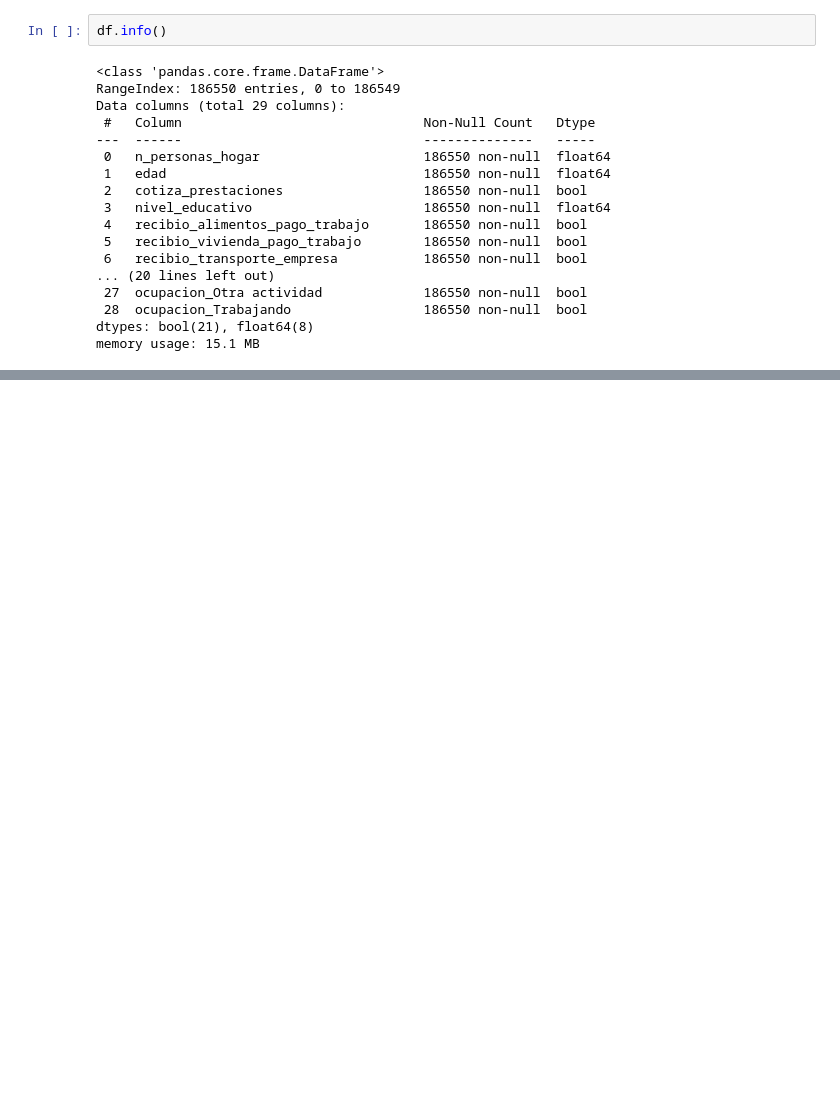
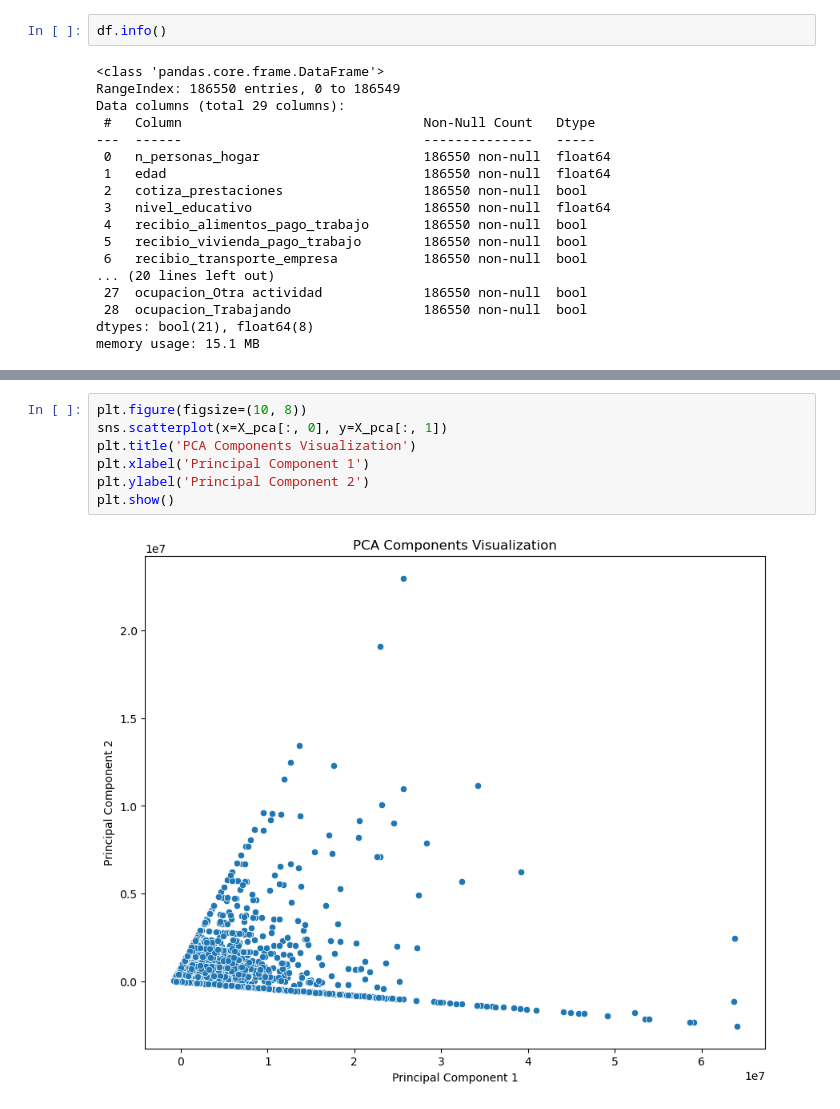
Before and after one commit to camilaleniss/miad-g8-project, a Jupyter notebook: notebooks/Modelos.ipynb, the cells around one changed output, grey strips where cells are left out. Drawn from its saved outputs; the diff is of its cells as text; blank space fills up the shorter version.

```diff
--- a/notebooks/Modelos.ipynb
+++ b/notebooks/Modelos.ipynb
@@ -142,0 +201,9 @@ memory usage: 15.1 MB
+# %%
+plt.figure(figsize=(10, 8))
+sns.scatterplot(x=X_pca[:, 0], y=X_pca[:, 1])
+plt.title('PCA Components Visualization')
+plt.xlabel('Principal Component 1')
+plt.ylabel('Principal Component 2')
+plt.show()
+# %% [output]
+[figure, added]
```
Also changed, not shown: parts of 12 cells of this notebook.
